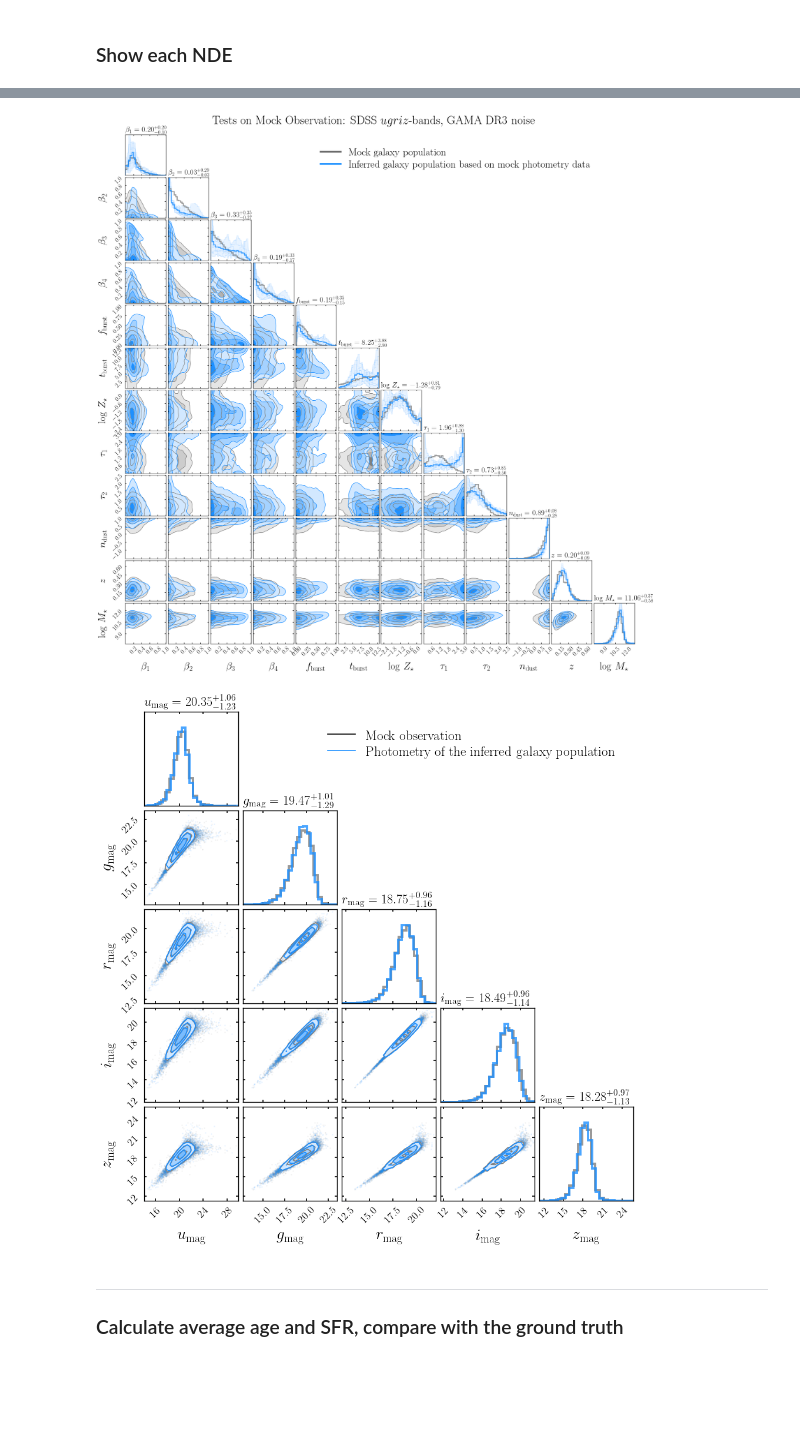
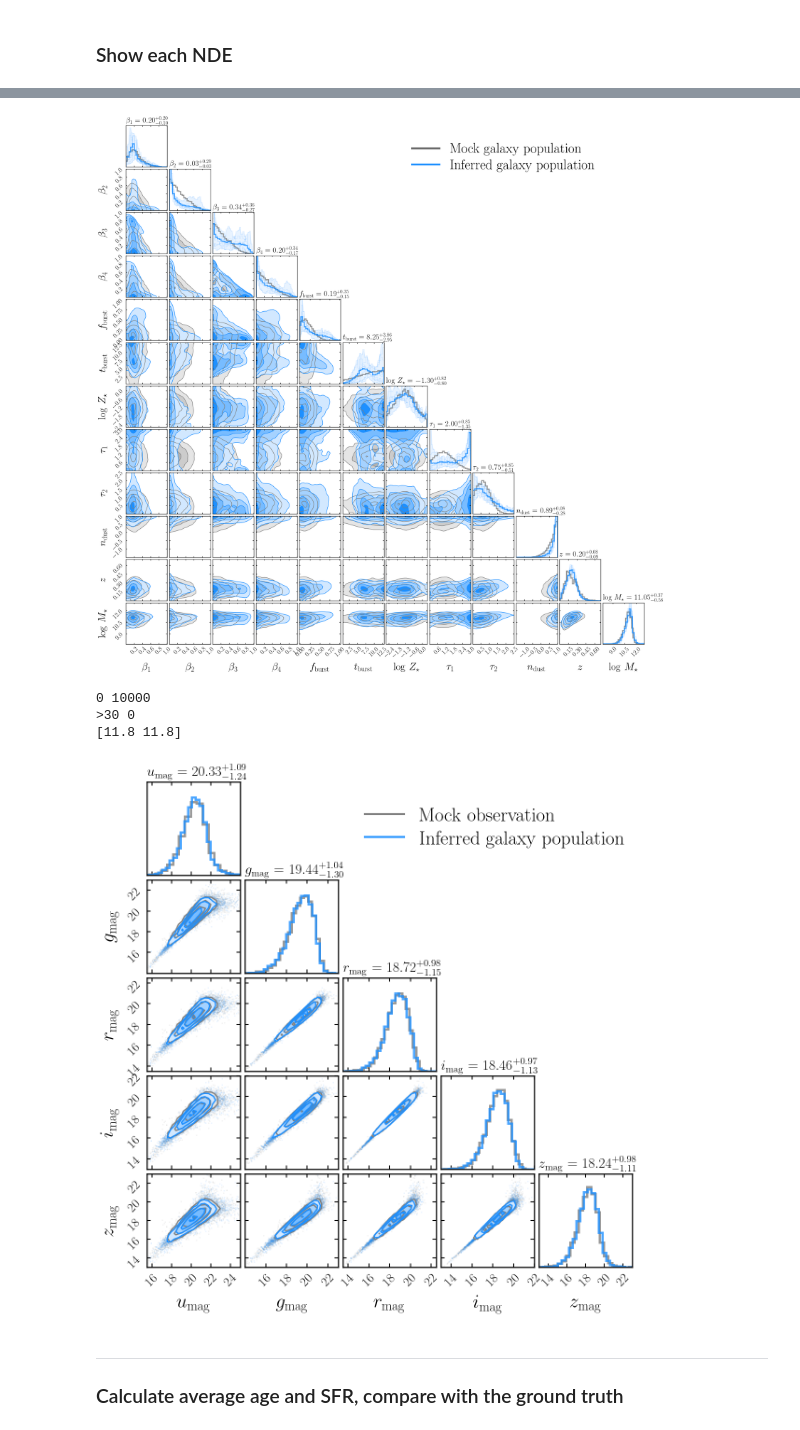
Before and after one commit to AstroJacobLi/popsed, a Jupyter notebook: notebooks/neural_density_estimator/NMF/GAMA/mock/combine_NDEs_GAMA_mock.ipynb, the cells around one changed output, grey strips where cells are left out. Drawn from its saved outputs; the diff is of its cells as text; code cells hidden in the pictures; blank space fills up the shorter version.

```diff
--- a/notebooks/neural_density_estimator/NMF/GAMA/mock/combine_NDEs_GAMA_mock.ipynb
+++ b/notebooks/neural_density_estimator/NMF/GAMA/mock/combine_NDEs_GAMA_mock.ipynb
@@ -212,7 +212,7 @@ import matplotlib.lines as mlines
 k_line = mlines.Line2D([], [], lw=6, color='dimgray',
                        label='Mock galaxy population')
 b_line = mlines.Line2D([], [], color='dodgerblue', lw=6,
-                       label=r'Inferred galaxy population based on mock photometry data')
+                       label=r'Inferred galaxy population')
 
 labels = [
     r'$\beta_{1}$',
@@ -273,71 +273,85 @@ for ax in figure.get_axes():
 
 ax = figure.get_axes()[10]
 leg = ax.legend(handles=[k_line, b_line],
-                fontsize=34,
+                fontsize=45,
                 bbox_to_anchor=(0., 1.0, 1.3, .0))
 
-plt.suptitle(
-    'Tests on Mock Observation: SDSS $ugriz$-bands, GAMA DR3 noise', fontsize=40, y=1.02)
+# plt.suptitle(
+#     'Tests on Mock Observation: SDSS $ugriz$-bands, GAMA DR3 noise', fontsize=40, y=1.02)
 plt.savefig('/tigress/jiaxuanl/public_html/figure/popsed/mock_test_posterior.pdf',
             bbox_inches='tight')
 # %% [output]
-[figure, old version]
+[figure, new version]
 # %%
 # del _samples
 # import gc
 # gc.collect()
 # %%
+import popsed
+popsed.set_matplotlib(style='JL', usetex=True, dpi=100, fontsize=25)
+import matplotlib as mpl
+mpl.rcParams['axes.linewidth'] = 1.8
+
 import matplotlib.lines as mlines
-k_line = mlines.Line2D([], [], color='k', label='Mock observation')
-b_line = mlines.Line2D([], [], color='dodgerblue',
-                       label=r'Photometry of the inferred galaxy population')
+k_line = mlines.Line2D([], [], color='gray', lw=3, label='Mock observation')
+b_line = mlines.Line2D([], [], color='dodgerblue', lw=3,
+#                        label=r'Photometry of the inferred galaxy population')
+                       label='Inferred galaxy population')
 
 labels = [f'${filt}' + r'_{\rm mag}$' for filt in list('ugriz')]
 #[filt.replace('_', '\_') for filt in gama_filters]
 
 # Show mock data
 figure = corner.corner(X_data[np.random.randint(0, len(X_data), 10000)],
                        color='gray', labels=labels, bins=25,
                        smooth=0.4, fill_contours=True,
-                       show_titles=False,
-                       title_kwargs={"fontsize": 20},
+                       show_titles=False, contour_kwargs={'linewidths': 2},
+                       title_kwargs={"fontsize": 24},
                        hist_kwargs={'density': True})
 
 # Show posterior in magnitude space
 _spl = _samples_unt.swapaxes(0, 1).reshape(_samples_unt.shape[1], -1).T
 _spl = torch.Tensor(_spl[np.random.randint(0, len(_spl), 10000)]).to('cuda')
 
 mags = speculator._predict_mag_with_mass_redshift(_spl,
                                                   filterset=gama_filters,
                                                   noise=noise,
                                                   noise_model_dir=noise_model_dir,
                                                   SNR=1,
                                                   ).cpu().detach().numpy()
-# print(np.isnan(mags).any(axis=1).sum(), len(mags))
-# print('>30', np.any(mags > 30, axis=1).sum())
-# mags = mags[~(np.isinf(mags).any(axis=1)| np.isnan(mags).any(axis=1))]
-# mags = mags[~np.any(mags > 30, axis=1)]
+print(np.isnan(mags).any(axis=1).sum(), len(mags))
+print('>30', np.any(mags > 30, axis=1).sum())
+mags = mags[~(np.isinf(mags).any(axis=1)| np.isnan(mags).any(axis=1))]
+mags = mags[~np.any(mags > 30, axis=1)]
 figure = corner.corner(mags,
                        fig=figure, labels=labels, bins=25,
                        color='dodgerblue',
                        smooth=0.4, fill_contours=True,
                        show_titles=True,
-                       title_kwargs={"fontsize": 20, 'loc': 'left'},
-                       hist_kwargs={'density': True})
+                       label_kwargs={"fontsize": 30},
+                       title_kwargs={"fontsize": 22, 'loc': 'left'},
+                       hist_kwargs={'density': True},
+                       contour_kwargs={'linewidths': 2},
+                       range=[[15.5, 25], [14, 23], [13.5, 22.5], [13, 22], [13, 23]])
 
 for ax in figure.get_axes():
-    ax.tick_params(labelsize=16, length=4)
+    ax.tick_params(labelsize=20)#, length=4)
     ax.minorticks_off()
 
 ax = figure.get_axes()[4]
 leg = ax.legend(handles=[k_line, b_line],
-                fontsize=21,)
-#                 bbox_to_anchor=(0., 1.0, 1.3, .0))
+                fontsize=30,
+                bbox_to_anchor=(0., 1.0, 1.2, .0))
+print(figure.get_size_inches())
 
-# plt.savefig('/tigress/jiaxuanl/public_html/figure/popsed/mock_test_photometry.pdf',
-#             bbox_inches='tight')
+plt.tight_layout()
+plt.savefig('/tigress/jiaxuanl/public_html/figure/popsed/mock_test_photometry.pdf',
+            bbox_inches='tight')
 # %% [output]
+0 10000
+>30 0
+[11.8 11.8]
-[figure, old version]
+[figure, new version]
 # %% [markdown]
 ---
 ### Calculate average age and SFR, compare with the ground truth
```
Also changed, not shown: parts of 6 cells of this notebook, 4 other files.
